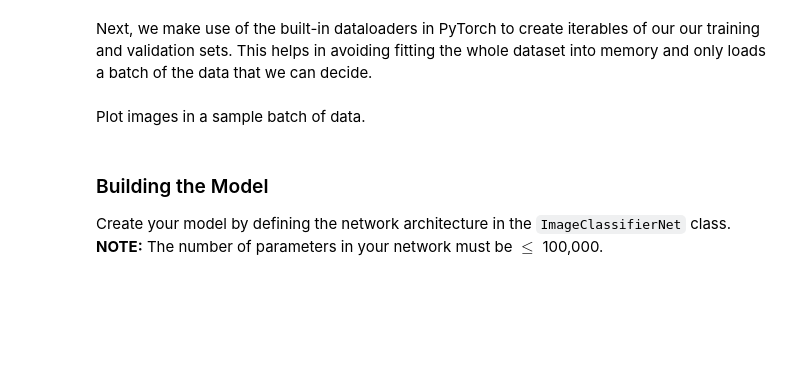
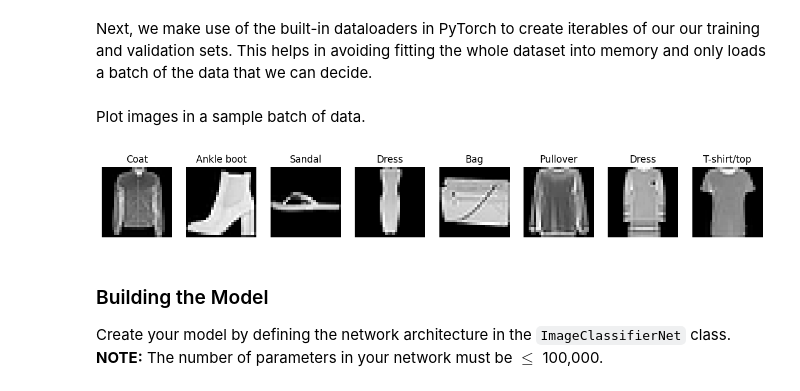
Before and after one commit to mahshadmoradi/Machine-Learning, a Jupyter notebook: CHW3/Q2.ipynb, the cells around one changed output. Cells and saved outputs as stored; diff of their text form; code cells hidden in the pictures; blank space fills up the shorter version.

```diff
--- a/CHW3/Q2.ipynb
+++ b/CHW3/Q2.ipynb
@@ -98,8 +149,8 @@ def split_indices(n, val_frac, seed):
 ######################
 #   YOUR CODE HERE   #
 ######################
-val_frac =  ## Set the fraction for the validation set
-rand_seed =  ## Set the random seed
+val_frac = 0.2 ## Set the fraction for the validation set
+rand_seed = 42 ## Set the random seed
 
 train_indices, val_indices = split_indices(len(dataset), val_frac, rand_seed)
 print("number of samples in training set: {}".format(len(train_indices)))
@@ -114,7 +168,7 @@ from torch.utils.data.dataloader import DataLoader
 ######################
 #   YOUR CODE HERE   #
 ######################
-batch_size = ## Set the batch size
+batch_size = 64 ## Set the batch size
 
 # Training sampler and data loader
 train_sampler = SubsetRandomSampler(train_indices)
@@ -136,3 +186,29 @@ Plot images in a sample batch of data.
+# %%
+######################
+#   YOUR CODE HERE   #
+######################
+
+def plot_sample_images(data_loader, class_names, batch_size=8):
+    # Get a batch of data
+    images, labels = next(iter(data_loader))
+
+    # Plot the images in the batch
+    fig, axes = plt.subplots(1, batch_size, figsize=(15, 15))
+    for i in range(batch_size):
+        ax = axes[i]
+        ax.imshow(images[i].squeeze(), cmap='gray')
+        ax.set_title(class_names[labels[i]])
+        ax.axis('off')
+
+    plt.show()
+
+# Class names for FashionMNIST
+class_names = dataset.classes
+
+# Plot a sample batch of images
+plot_sample_images(train_dl, class_names, batch_size=8)
+# %% [output]
+[figure, added]
 # %% [markdown]
 ### Building the Model
 Create your model by defining the network architecture in the `ImageClassifierNet` class.<br>
```
Also changed, not shown: parts of 23 cells of this notebook.
